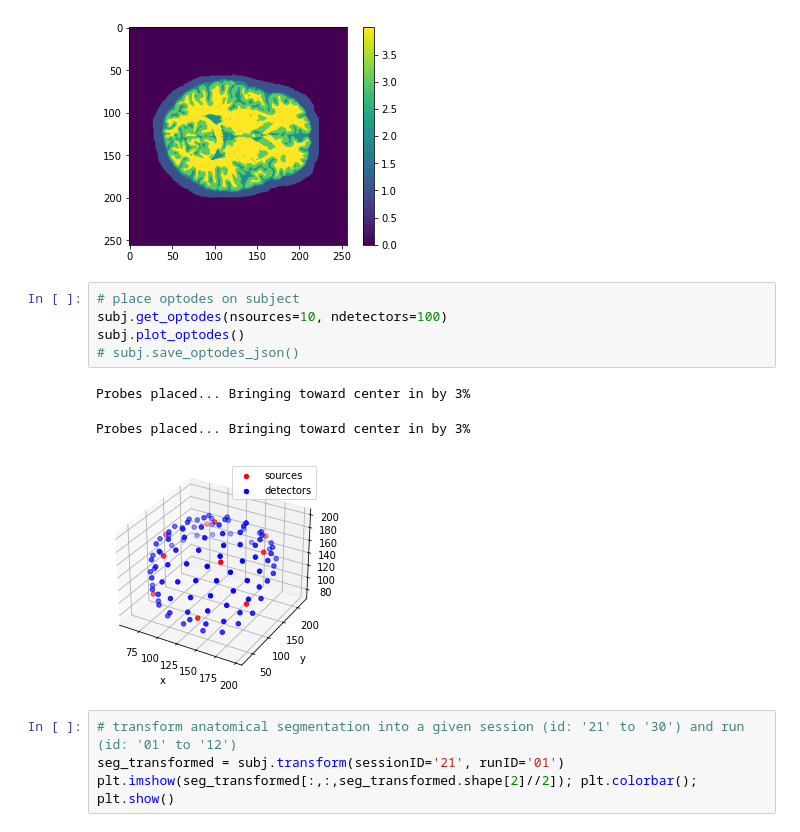
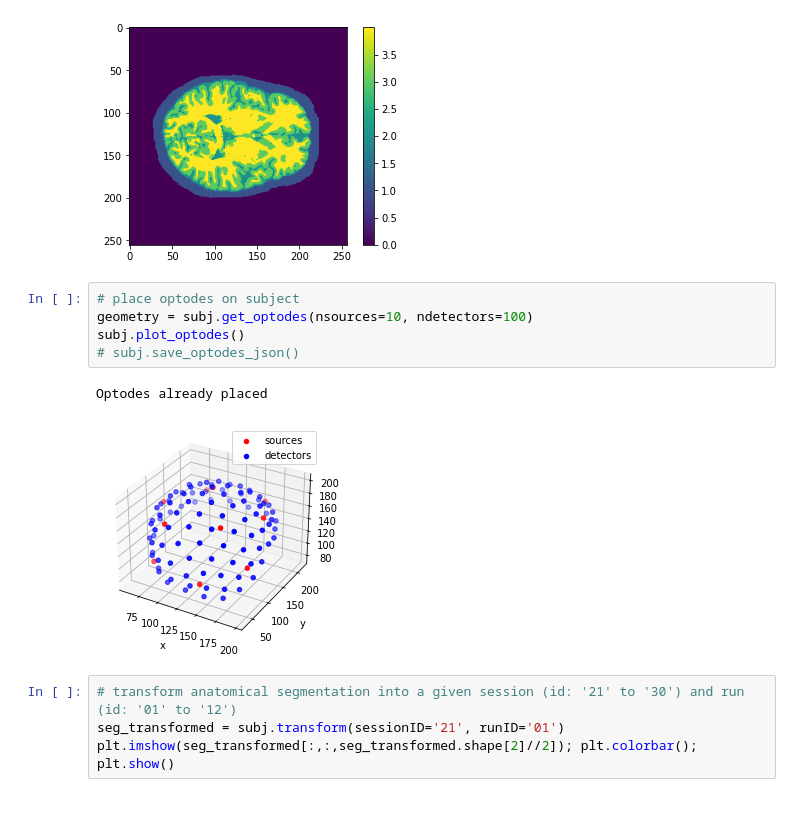
Before and after one commit to neural-imagery/tomography-experiments, a Jupyter notebook: fmri2fnirs/main.ipynb, the cells around one changed output. Cells and saved outputs as stored; diff of their text form.

```diff
--- a/fmri2fnirs/main.ipynb
+++ b/fmri2fnirs/main.ipynb
@@ -56,13 +53,12 @@ subj.plot_segmentation()
 [figure]
 # %%
 # place optodes on subject
-subj.get_optodes(nsources=10, ndetectors=100)
+geometry = subj.get_optodes(nsources=10, ndetectors=100)
 subj.plot_optodes()
 # subj.save_optodes_json()
 # %% [output]
-Probes placed... Bringing toward center in by 3%
+Optodes already placed
-Probes placed... Bringing toward center in by 3%
-[figure, old version]
+[figure, new version]
 # %%
 # transform anatomical segmentation into a given session (id: '21' to '30') and run (id: '01' to '12')
 seg_transformed = subj.transform(sessionID='21', runID='01')
```
Also changed, not shown: parts of 11 cells of this notebook, 1 other file.
